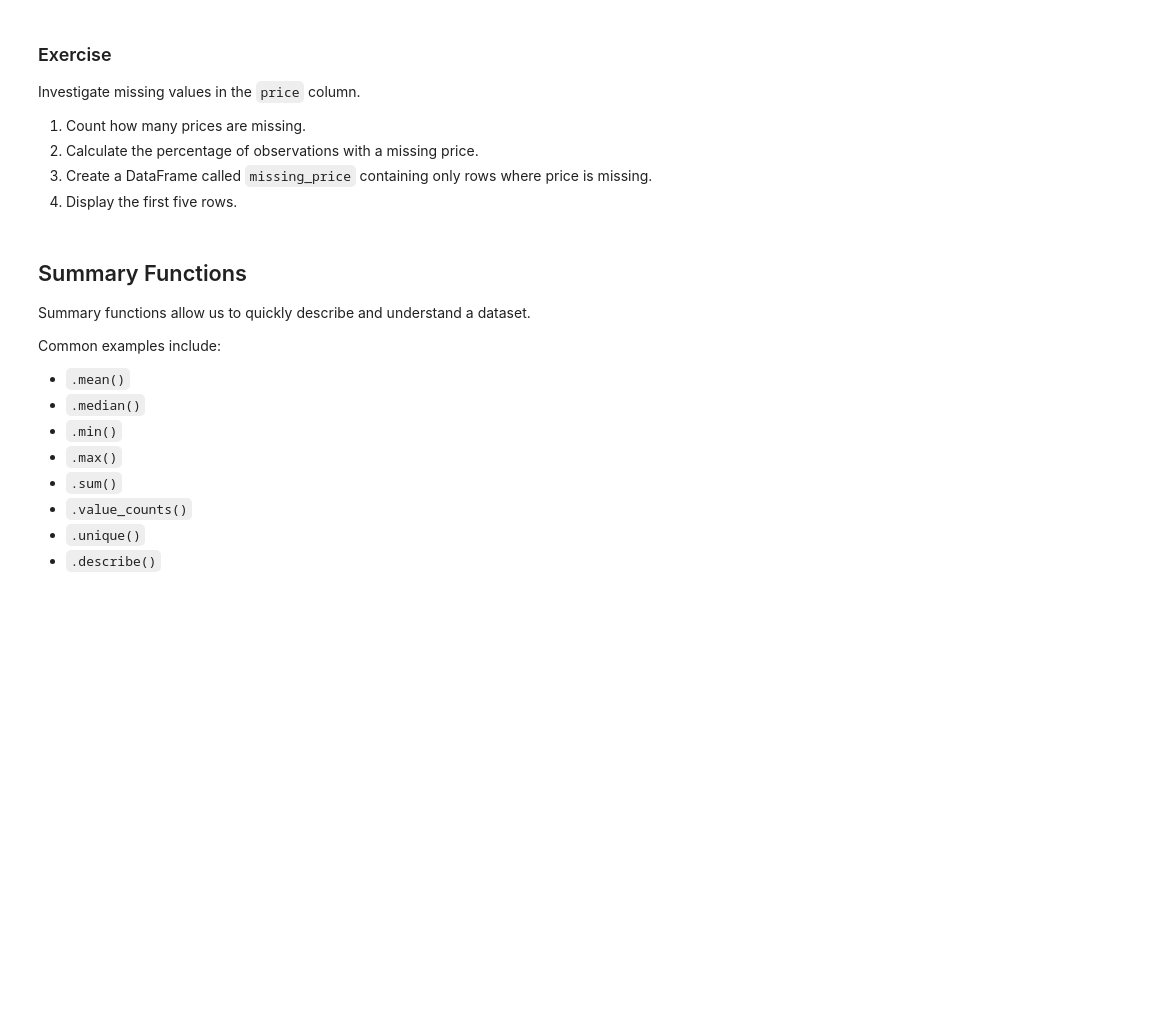
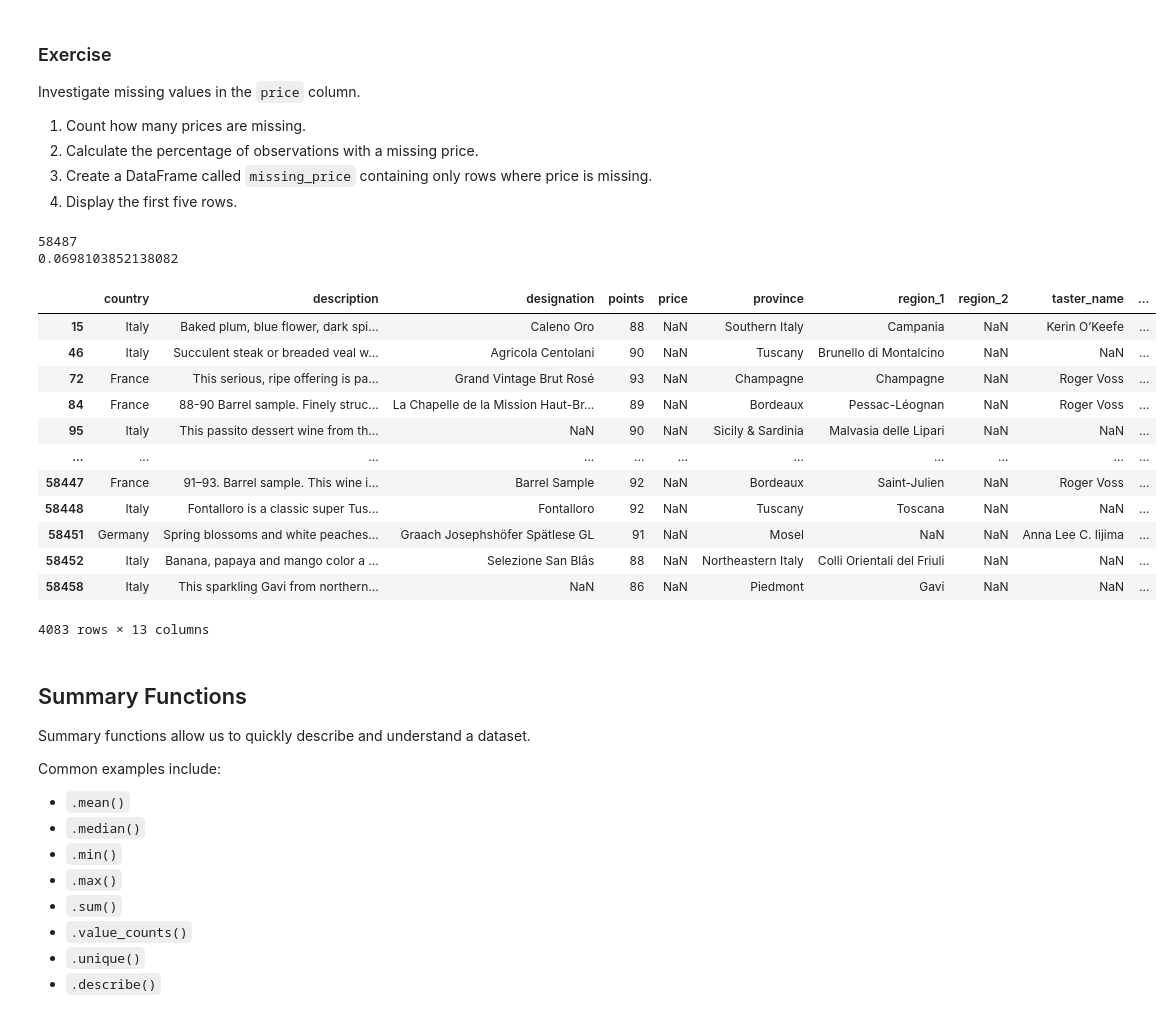
Before and after one commit to wenndybenavides/ANALYTICS-CODING, a Jupyter notebook: Session_1/Pandas_AUT26.ipynb, the cells around one changed output. Drawn from its saved outputs; the diff is of its cells as text; code cells hidden in the pictures; blank space fills up the shorter version.

```diff
--- a/Session_1/Pandas_AUT26.ipynb
+++ b/Session_1/Pandas_AUT26.ipynb
@@ -193,6 +486,33 @@ Investigate missing values in the `price` column.
 2. Calculate the percentage of observations with a missing price.
 3. Create a DataFrame called `missing_price` containing only rows where price is missing.
 4. Display the first five rows.
+# %%
+#1
+print(reviews['price'].isna().count())
+
+#2
+print(reviews['price'].isna().mean())
+
+#3
+missing_price = reviews[reviews['price'].isna()]
+##missing_price = reviews.loc[reviews['price'].isna()]
+missing_price
+# %% [output]
+58487
+0.0698103852138082
+|  | country | description | designation | points | price | province | region_1 | region_2 | taster_name | ... |
+| 15 | Italy | Baked plum, blue flower, dark spi... | Caleno Oro | 88 | NaN | Southern Italy | Campania | NaN | Kerin O’Keefe | ... |
+| 46 | Italy | Succulent steak or breaded veal w... | Agricola Centolani | 90 | NaN | Tuscany | Brunello di Montalcino | NaN | NaN | ... |
+| 72 | France | This serious, ripe offering is pa... | Grand Vintage Brut Rosé | 93 | NaN | Champagne | Champagne | NaN | Roger Voss | ... |
+| 84 | France | 88-90 Barrel sample. Finely struc... | La Chapelle de la Mission Haut-Br... | 89 | NaN | Bordeaux | Pessac-Léognan | NaN | Roger Voss | ... |
+| 95 | Italy | This passito dessert wine from th... | NaN | 90 | NaN | Sicily & Sardinia | Malvasia delle Lipari | NaN | NaN | ... |
+| ... | ... | ... | ... | ... | ... | ... | ... | ... | ... | ... |
+| 58447 | France | 91–93. Barrel sample. This wine i... | Barrel Sample | 92 | NaN | Bordeaux | Saint-Julien | NaN | Roger Voss | ... |
+| 58448 | Italy | Fontalloro is a classic super Tus... | Fontalloro | 92 | NaN | Tuscany | Toscana | NaN | NaN | ... |
+| 58451 | Germany | Spring blossoms and white peaches... | Graach Josephshöfer Spätlese GL | 91 | NaN | Mosel | NaN | NaN | Anna Lee C. Iijima | ... |
+| 58452 | Italy | Banana, papaya and mango color a ... | Selezione San Blâs | 88 | NaN | Northeastern Italy | Colli Orientali del Friuli | NaN | NaN | ... |
+| 58458 | Italy | This sparkling Gavi from northern... | NaN | 86 | NaN | Piedmont | Gavi | NaN | NaN | ... |
+4083 rows × 13 columns
 # %% [markdown]
 ## Summary Functions
 
```
Also changed, not shown: parts of 25 cells of this notebook.
